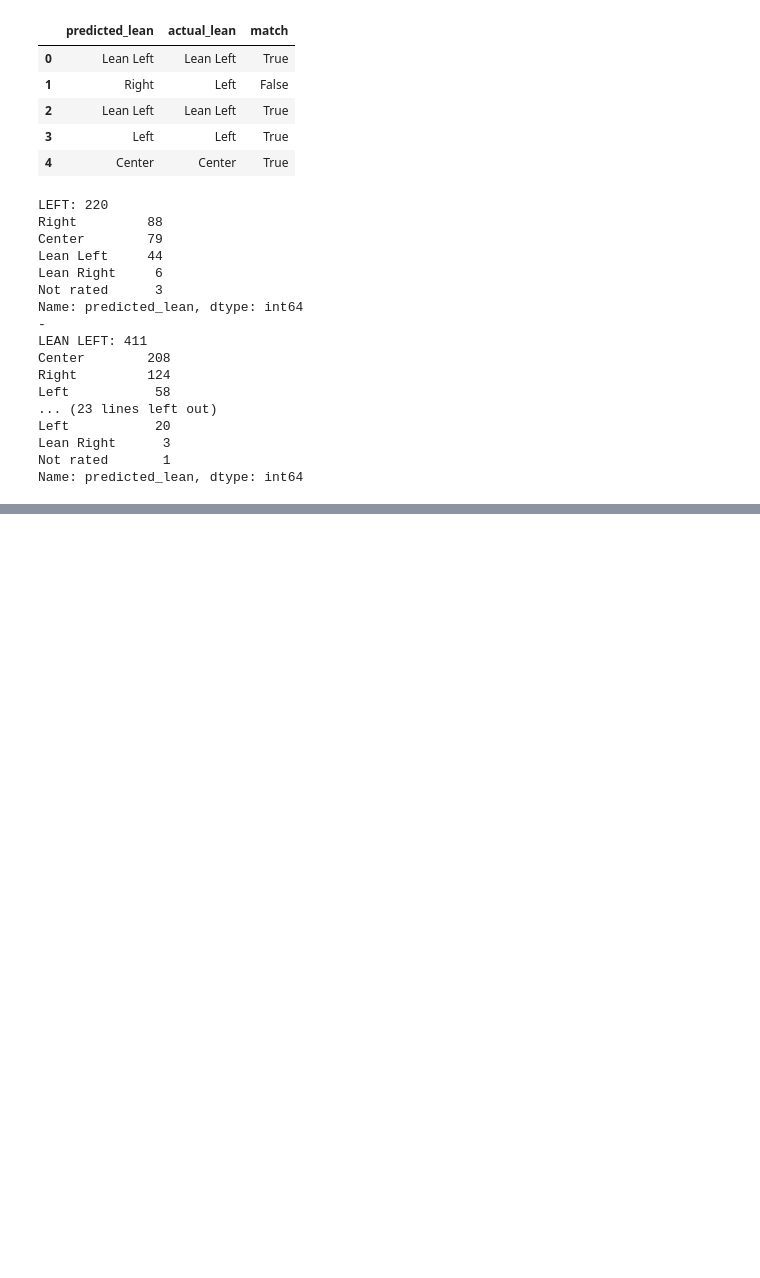
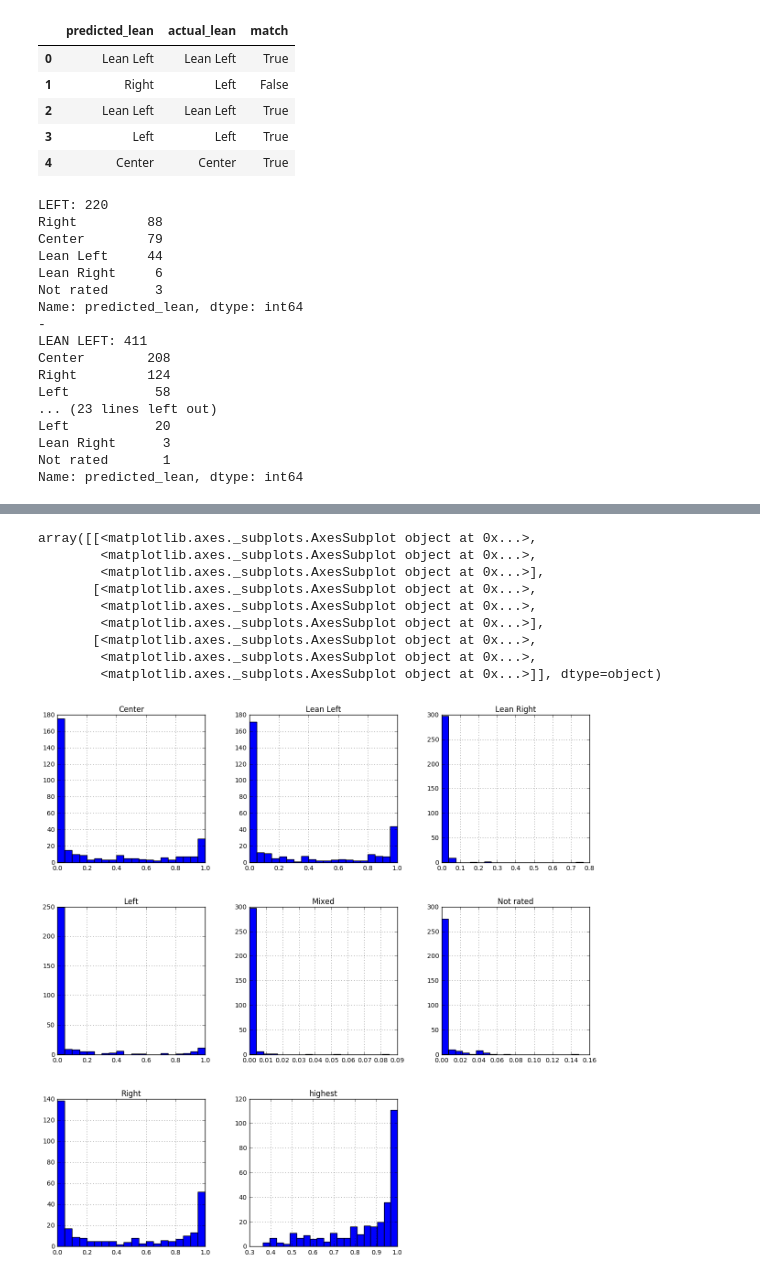
Before and after one commit to Stanleyyork/sfdat28-stevens, a Jupyter notebook: projects/political_lean/Exploration - Part 4.ipynb, the cells around one changed output, grey strips where cells are left out. Drawn from its saved outputs; the diff is of its cells as text; code cells hidden in the pictures; blank space fills up the shorter version.

```diff
--- a/projects/political_lean/Exploration - Part 4.ipynb
+++ b/projects/political_lean/Exploration - Part 4.ipynb
@@ -456,0 +489,6 @@ Name: predicted_lean, dtype: int64
+# %%
+cv_text2 = vect.transform(political_folder['bookmark_text'])
+d_text2 = domain.transform(political_folder['clean_url'])
+url_text2 = url.transform(political_folder['url'])
+all_new = sp.sparse.hstack((cv_text2, d_text2, url_text2))
+all_new.shape
@@ -456,0 +499,9 @@ Name: predicted_lean, dtype: int64
+# %%
+political_folder_proba = logreg.predict_proba(all_new)
+highest = []
+for p in political_folder_proba:
+    highest.append(max(p))
+# %%
+pfproba_df = pd.DataFrame(data=political_folder_proba)
+pfproba_df.columns = ['Center','Lean Left','Lean Right', 'Left','Mixed','Not rated','Right']
+pfproba_df.head()
@@ -456,0 +515,15 @@ Name: predicted_lean, dtype: int64
+# %%
+pfproba_df['highest'] = highest
+# %%
+pfproba_df.hist(bins=20, figsize=(15,15))
+# %% [output]
+array([[<matplotlib.axes._subplots.AxesSubplot object at 0x...>,
+        <matplotlib.axes._subplots.AxesSubplot object at 0x...>,
+        <matplotlib.axes._subplots.AxesSubplot object at 0x...>],
+       [<matplotlib.axes._subplots.AxesSubplot object at 0x...>,
+        <matplotlib.axes._subplots.AxesSubplot object at 0x...>,
+        <matplotlib.axes._subplots.AxesSubplot object at 0x...>],
+       [<matplotlib.axes._subplots.AxesSubplot object at 0x...>,
+        <matplotlib.axes._subplots.AxesSubplot object at 0x...>,
+        <matplotlib.axes._subplots.AxesSubplot object at 0x...>]], dtype=object)
+[figure, added]
```
Also changed, not shown: parts of 36 cells of this notebook.
